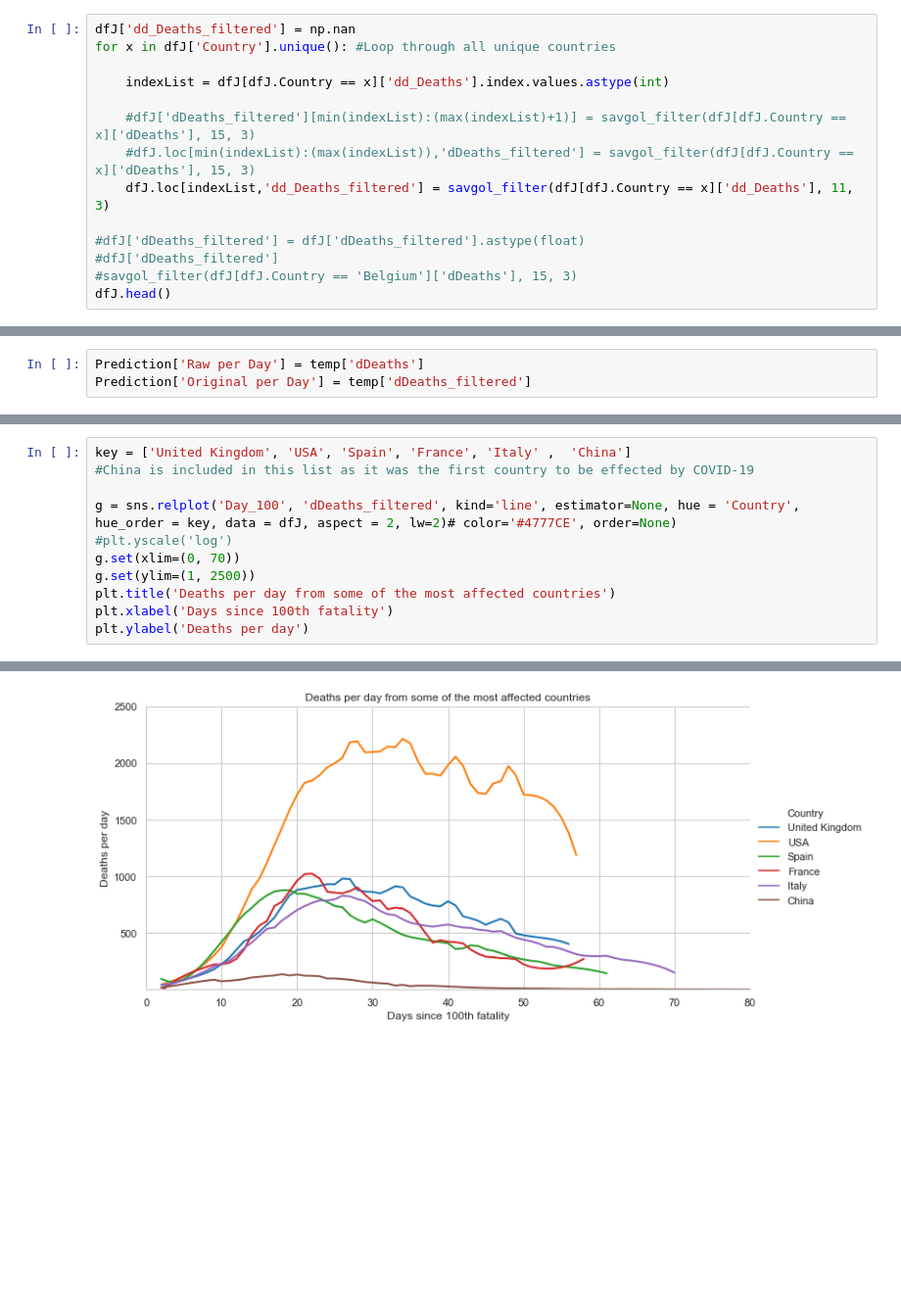
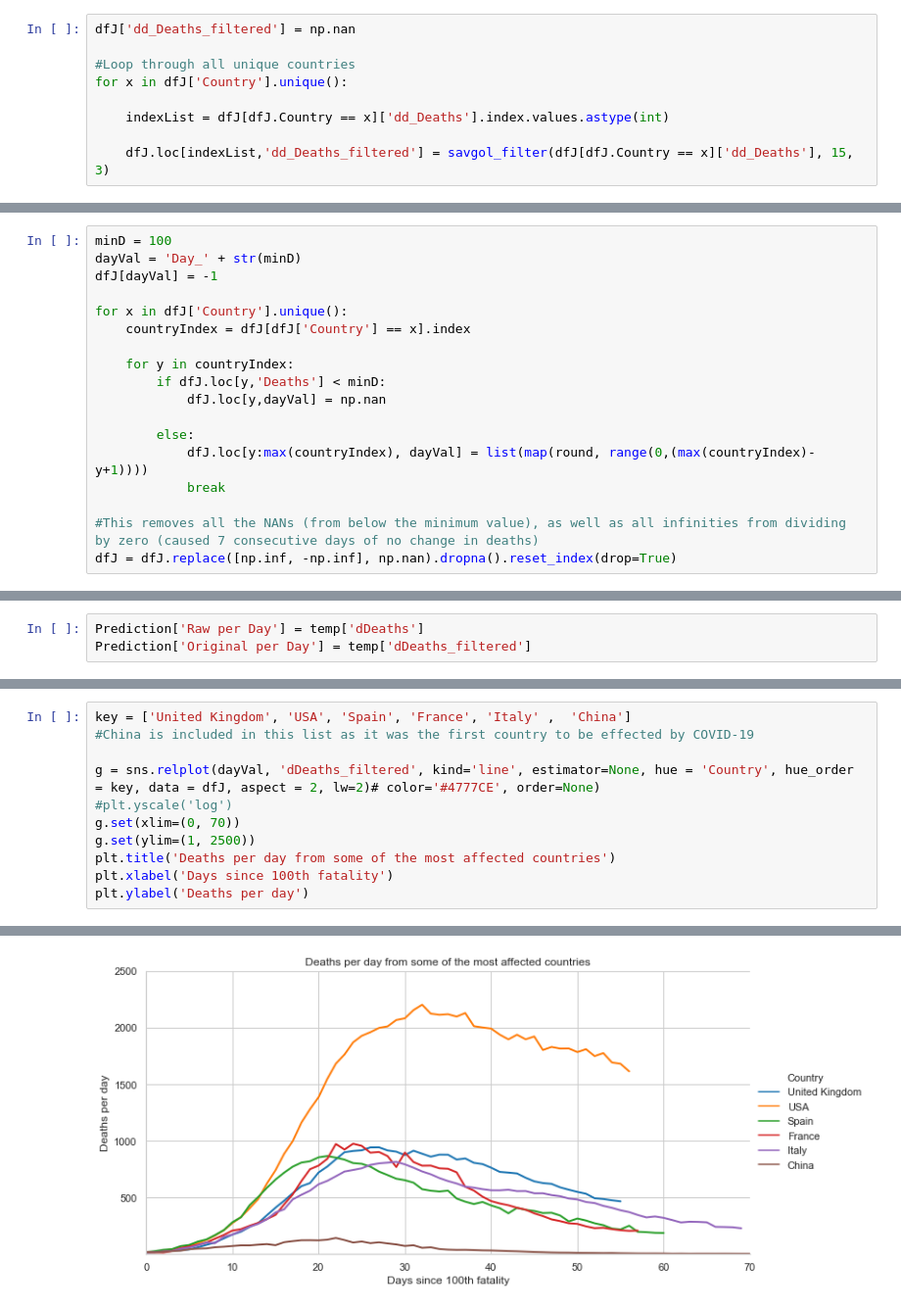
Before and after one commit to robert-kinder1/COVID-19_Python_ML, a Jupyter notebook: COVID_ML_Model.ipynb, the cells around one changed output, grey strips where cells are left out. Shown at 98% size. Saved outputs shown, nothing was run; the diff lists cells and outputs as text; blank space fills up the shorter version.

```diff
--- a/COVID_ML_Model.ipynb
+++ b/COVID_ML_Model.ipynb
@@ -325,14 +334,9 @@ And filter this data as well
 # %%
 dfJ['dd_Deaths_filtered'] = np.nan
-for x in dfJ['Country'].unique(): #Loop through all unique countries
+
+#Loop through all unique countries
+for x in dfJ['Country'].unique():
 
     indexList = dfJ[dfJ.Country == x]['dd_Deaths'].index.values.astype(int)
 
-    #dfJ['dDeaths_filtered'][min(indexList):(max(indexList)+1)] = savgol_filter(dfJ[dfJ.Country == x]['dDeaths'], 15, 3)
-    #dfJ.loc[min(indexList):(max(indexList)),'dDeaths_filtered'] = savgol_filter(dfJ[dfJ.Country == x]['dDeaths'], 15, 3)
-    dfJ.loc[indexList,'dd_Deaths_filtered'] = savgol_filter(dfJ[dfJ.Country == x]['dd_Deaths'], 11, 3)
-
-#dfJ['dDeaths_filtered'] = dfJ['dDeaths_filtered'].astype(float)
-#dfJ['dDeaths_filtered']
-#savgol_filter(dfJ[dfJ.Country == 'Belgium']['dDeaths'], 15, 3)
-dfJ.head()
+    dfJ.loc[indexList,'dd_Deaths_filtered'] = savgol_filter(dfJ[dfJ.Country == x]['dd_Deaths'], 15, 3)
@@ -351,3 +370,21 @@ dfJ['dd_Deaths_f/dDeaths_f'] = dfJ['dd_Deaths_filtered'] / dfJ['dDeaths_filtered
+# %%
+minD = 100
+dayVal = 'Day_' + str(minD)
+dfJ[dayVal] = -1
+
+for x in dfJ['Country'].unique():
+    countryIndex = dfJ[dfJ['Country'] == x].index
+
+    for y in countryIndex:
+        if dfJ.loc[y,'Deaths'] < minD:
+            dfJ.loc[y,dayVal] = np.nan
+
+        else:
+            dfJ.loc[y:max(countryIndex), dayVal] = list(map(round, range(0,(max(countryIndex)-y+1))))
+            break
+
+#This removes all the NANs (from below the minimum value), as well as all infinities from dividing by zero (caused 7 consecutive days of no change in deaths)
+dfJ = dfJ.replace([np.inf, -np.inf], np.nan).dropna().reset_index(drop=True)
 # %% [markdown]
 # Merge Data
 # %% [markdown]
@@ -891,17 +906,17 @@ plt.show()
 # %%
 key = ['United Kingdom', 'USA', 'Spain', 'France', 'Italy' ,  'China']
 #China is included in this list as it was the first country to be effected by COVID-19
 
-g = sns.relplot('Day_100', 'dDeaths_filtered', kind='line', estimator=None, hue = 'Country', hue_order = key, data = dfJ, aspect = 2, lw=2)# color='#4777CE', order=None)
+g = sns.relplot(dayVal, 'dDeaths_filtered', kind='line', estimator=None, hue = 'Country', hue_order = key, data = dfJ, aspect = 2, lw=2)# color='#4777CE', order=None)
 #plt.yscale('log')
 g.set(xlim=(0, 70))
 g.set(ylim=(1, 2500))
 plt.title('Deaths per day from some of the most affected countries')
 plt.xlabel('Days since 100th fatality')
 plt.ylabel('Deaths per day')
 # %% [output]
 Text(32.94855000000001, 0.5, 'Deaths per day')
-[figure, old version]
+[figure, new version]
 # %%
 key = ['United Kingdom', 'USA', 'Spain', 'France', 'Italy' ,  'China']
 #China is included in this list as it was the first country to be effected by COVID-19
```
Also changed, not shown: parts of 68 cells of this notebook.
